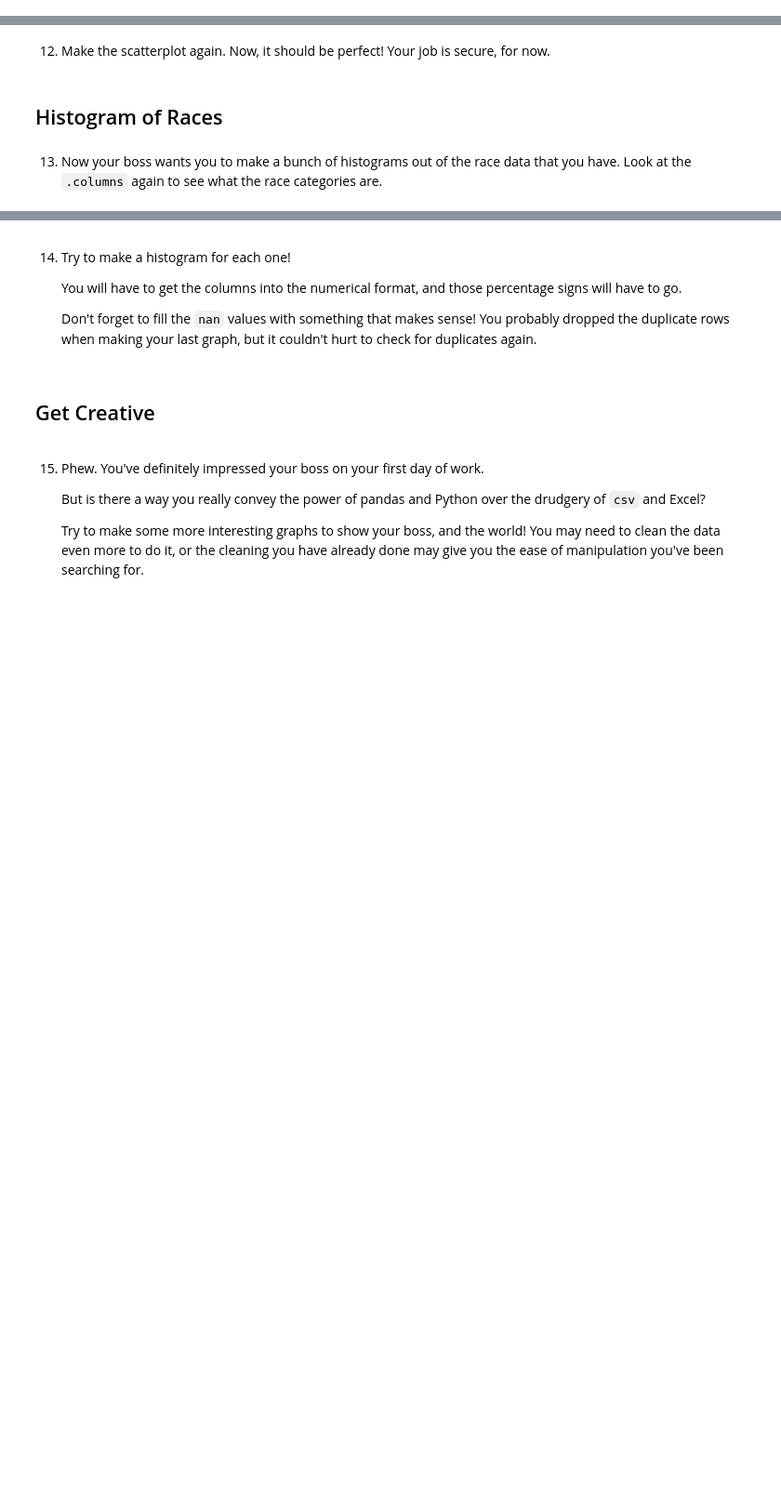
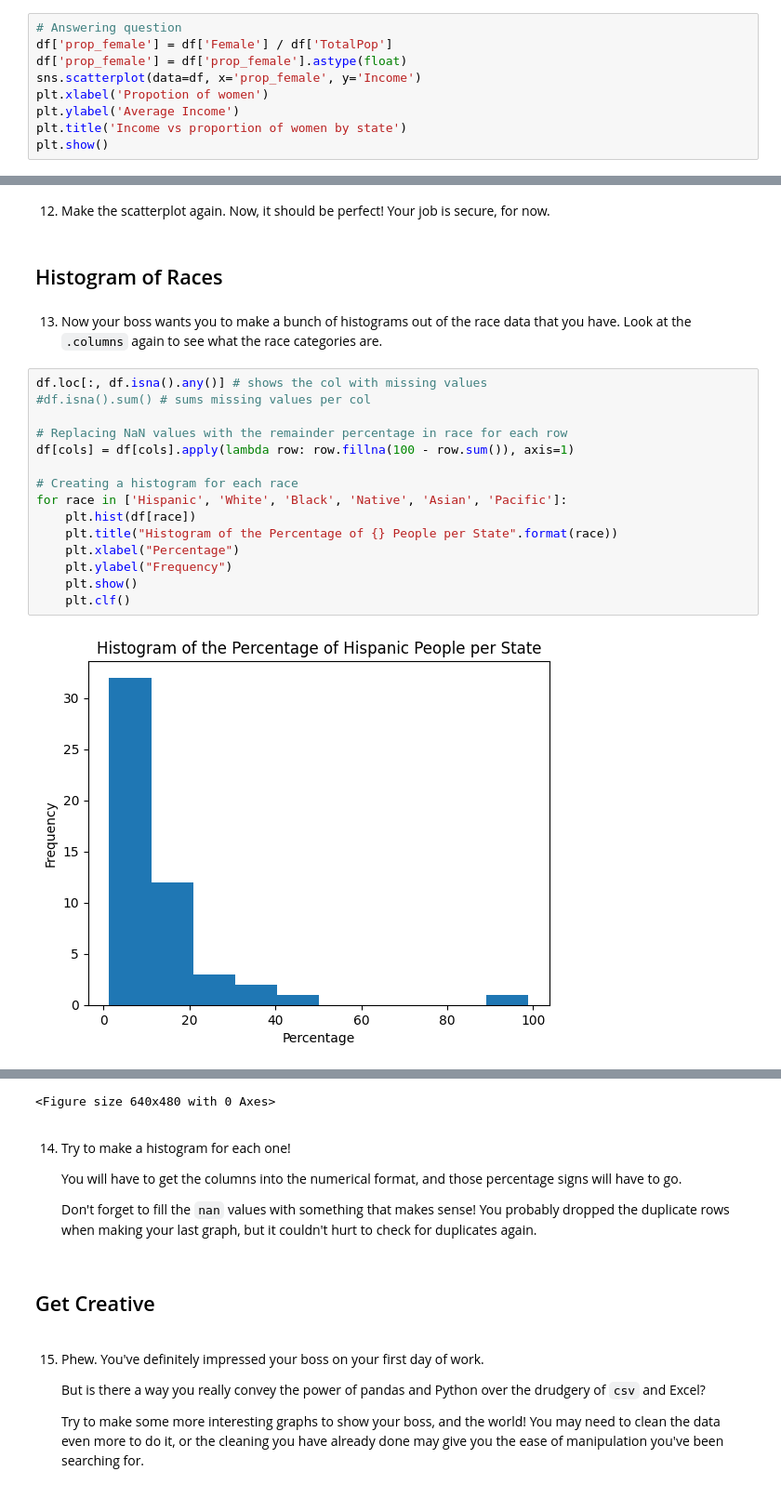
Before and after one commit to CristianValenzuela30/Business-Analyst-Data-Analyst, a Jupyter notebook: Cleaning US Census Data.ipynb, the cells around one changed output, grey strips where cells are left out. Shown at 93% size. Drawn from its saved outputs; the diff is of its cells as text; blank space fills up the shorter version.

````diff
--- a/Cleaning US Census Data.ipynb
+++ b/Cleaning US Census Data.ipynb
@@ -58,6 +148,15 @@ import matplotlib.pyplot as plt
    ```
 
    Remember to call `plt.show()` to see the graph!
+# %%
+# Answering question
+df['prop_female'] = df['Female'] / df['TotalPop']
+df['prop_female'] = df['prop_female'].astype(float)
+sns.scatterplot(data=df, x='prop_female', y='Income')
+plt.xlabel('Propotion of women')
+plt.ylabel('Average Income')
+plt.title('Income vs proportion of women by state')
+plt.show()
 # %% [markdown]
 9. You want to double check your work. You know from experience that these monstrous csv files probably have `nan` values in them! Print out your column with the number of women per state to see.
 
@@ -76,3 +195,20 @@ import matplotlib.pyplot as plt
 ## Histogram of Races
 # %% [markdown]
 13. Now your boss wants you to make a bunch of histograms out of the race data that you have. Look at the `.columns` again to see what the race categories are.
+# %%
+df.loc[:, df.isna().any()] # shows the col with missing values
+#df.isna().sum() # sums missing values per col
+
+# Replacing NaN values with the remainder percentage in race for each row
+df[cols] = df[cols].apply(lambda row: row.fillna(100 - row.sum()), axis=1)
+
+# Creating a histogram for each race
+for race in ['Hispanic', 'White', 'Black', 'Native', 'Asian', 'Pacific']:
+    plt.hist(df[race])
+    plt.title("Histogram of the Percentage of {} People per State".format(race))
+    plt.xlabel("Percentage")
+    plt.ylabel("Frequency")
+    plt.show()
+    plt.clf()
+# %% [output]
+[figure, added]
@@ -79,3 +220,4 @@ import matplotlib.pyplot as plt
+<Figure size 640x480 with 0 Axes>
 # %% [markdown]
 14. Try to make a histogram for each one!
 
````
Also changed, not shown: parts of 7 cells of this notebook, 6 other files.
